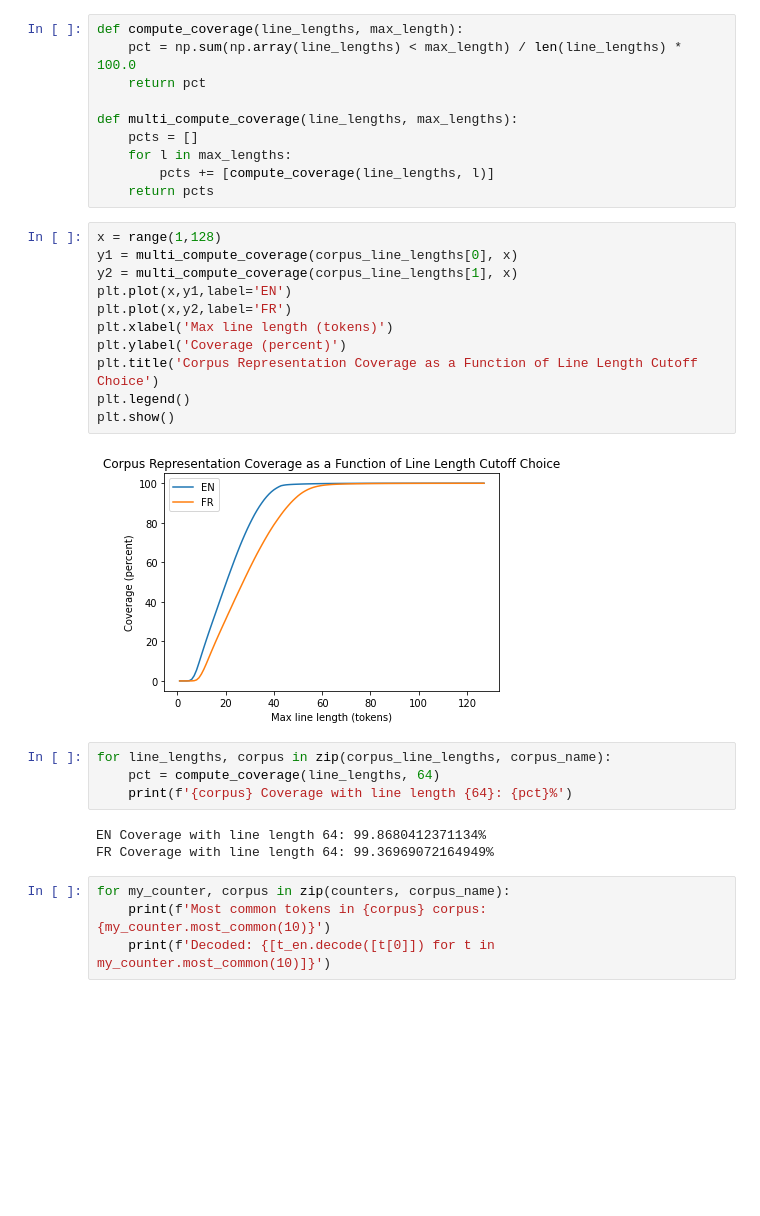
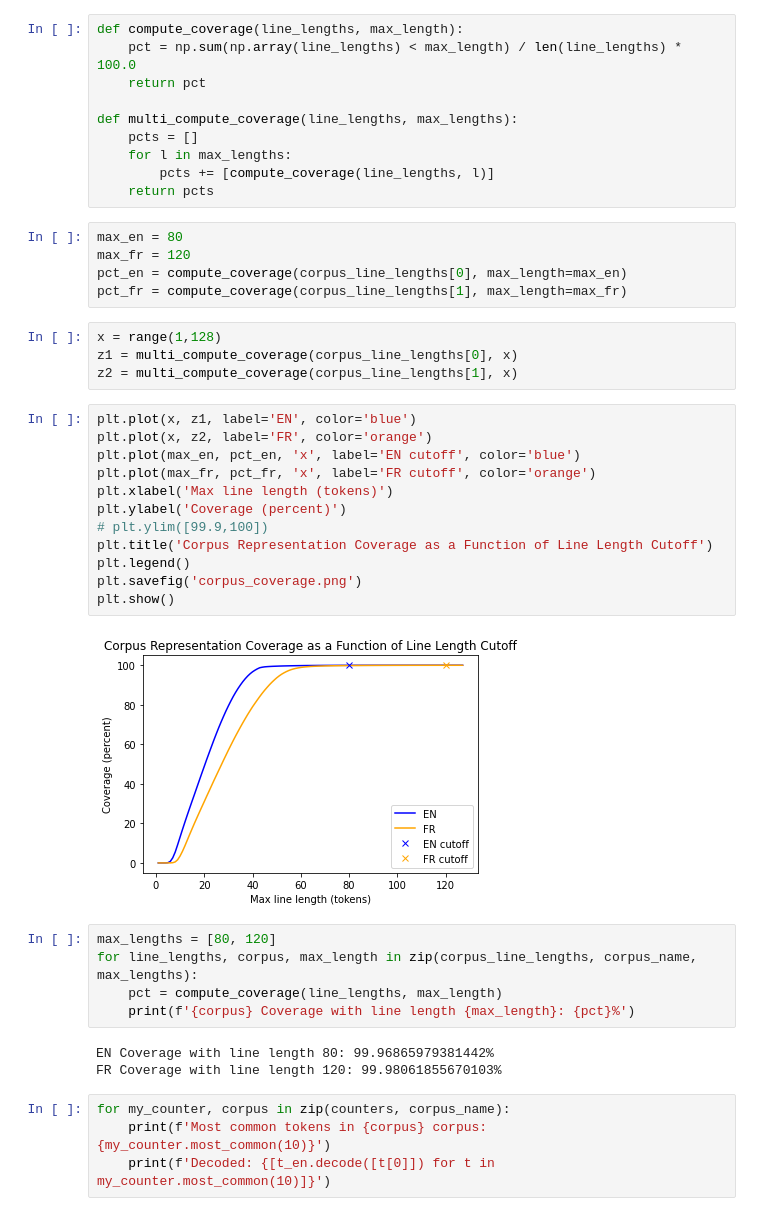
Before and after one commit to harmanpreet93/low-resource-machine-translation, a Jupyter notebook: notebooks/Alex-EDA.ipynb, the cells around one changed output. Saved outputs shown, nothing was run; the diff lists cells and outputs as text; blank space fills up the shorter version.

Commit message:
Added token coverage for EDA

```diff
--- a/notebooks/Alex-EDA.ipynb
+++ b/notebooks/Alex-EDA.ipynb
@@ -93,26 +130,37 @@ def multi_compute_coverage(line_lengths, max_lengths):
     for l in max_lengths:
         pcts += [compute_coverage(line_lengths, l)]
     return pcts
+# %%
+max_en = 80
+max_fr = 120
+pct_en = compute_coverage(corpus_line_lengths[0], max_length=max_en)
+pct_fr = compute_coverage(corpus_line_lengths[1], max_length=max_fr)
+# %%
+x = range(1,128)
+z1 = multi_compute_coverage(corpus_line_lengths[0], x)
+z2 = multi_compute_coverage(corpus_line_lengths[1], x)
 # %%
-x = range(1,128)
-y1 = multi_compute_coverage(corpus_line_lengths[0], x)
-y2 = multi_compute_coverage(corpus_line_lengths[1], x)
-plt.plot(x,y1,label='EN')
-plt.plot(x,y2,label='FR')
+plt.plot(x, z1, label='EN', color='blue')
+plt.plot(x, z2, label='FR', color='orange')
+plt.plot(max_en, pct_en, 'x', label='EN cutoff', color='blue')
+plt.plot(max_fr, pct_fr, 'x', label='FR cutoff', color='orange')
 plt.xlabel('Max line length (tokens)')
 plt.ylabel('Coverage (percent)')
-plt.title('Corpus Representation Coverage as a Function of Line Length Cutoff Choice')
+# plt.ylim([99.9,100])
+plt.title('Corpus Representation Coverage as a Function of Line Length Cutoff')
 plt.legend()
+plt.savefig('corpus_coverage.png')
 plt.show()
 # %% [output]
-[figure, old version]
+[figure, new version]
 # %%
-for line_lengths, corpus in zip(corpus_line_lengths, corpus_name):
-    pct = compute_coverage(line_lengths, 64)
-    print(f'{corpus} Coverage with line length {64}: {pct}%')
+max_lengths = [80, 120]
+for line_lengths, corpus, max_length in zip(corpus_line_lengths, corpus_name, max_lengths):
+    pct = compute_coverage(line_lengths, max_length)
+    print(f'{corpus} Coverage with line length {max_length}: {pct}%')
 # %% [output]
-EN Coverage with line length 64: 99.8680412371134%
-FR Coverage with line length 64: 99.36969072164949%
+EN Coverage with line length 80: 99.96865979381442%
+FR Coverage with line length 120: 99.98061855670103%
 # %%
 for my_counter, corpus in zip(counters, corpus_name):
     print(f'Most common tokens in {corpus} corpus: {my_counter.most_common(10)}')
```
Also changed, not shown: parts of 7 cells of this notebook.
